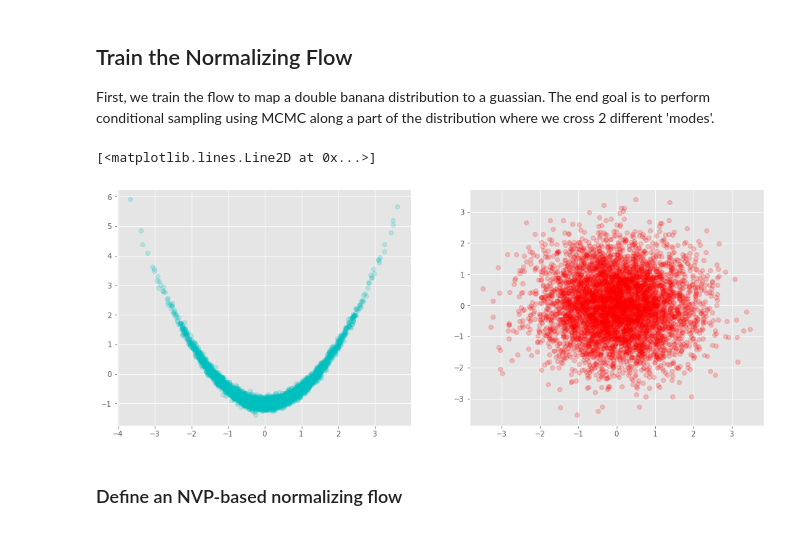
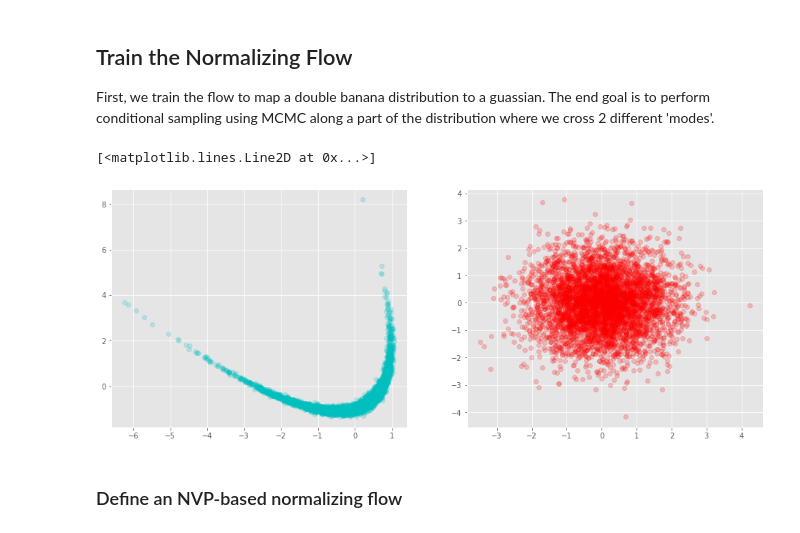
Before and after one commit to CaseyLeeDowdle/TransportNets, a Jupyter notebook: examples/ConditionalSampling/ConditionalSampling.ipynb, the cells around one changed output. Drawn from its saved outputs; the diff is of its cells as text; code cells hidden in the pictures.

```diff
--- a/examples/ConditionalSampling/ConditionalSampling.ipynb
+++ b/examples/ConditionalSampling/ConditionalSampling.ipynb
@@ -25,18 +34,22 @@ First, we train the flow to map a double banana distribution to a guassian. The
 # %%
 # Distrubtion that we want to learn to map to gaussian
 num_samples = 5000
 
-target = RotatedBanana(num_samples, 0.0, start_height = -1)
-latent = tf.random.normal([num_samples,2],mean=0.0,stddev=1.0)
+target_2d = RotatedBanana(num_samples, 25.0, start_height = -1)
+noise = tf.random.normal([num_samples],mean=0.0,stddev=0.001)
+#tgt_y = tgt_x**2 + tf.random.normal([num_samples],mean=0.0,stddev=0.5)
+target_3d = tf.stack([target_2d[:,1], target_2d[:,0], target_2d[:,1]+noise], axis=1)
+
+latent = tf.random.normal([num_samples,3],mean=0.0,stddev=1.0)
 
 # Plot them
 plt.figure(figsize=(16, 6))
 ax1 = plt.subplot(121); ax2 = plt.subplot(122);
-ax1.plot(target[:,0], target[:,1], 'co', alpha = .2)
+ax1.plot(target_3d[:,1], target_3d[:,0], 'co', alpha = .2)
 ax2.plot(latent[:,0], latent[:,1], 'ro', alpha = .2)
 # %% [output]
 [<matplotlib.lines.Line2D at 0x...>]
-[figure, old version]
+[figure, new version]
 # %% [markdown]
 ### Define an NVP-based normalizing flow
 # %%
```
Also changed, not shown: parts of 8 cells of this notebook, 1 other file.
